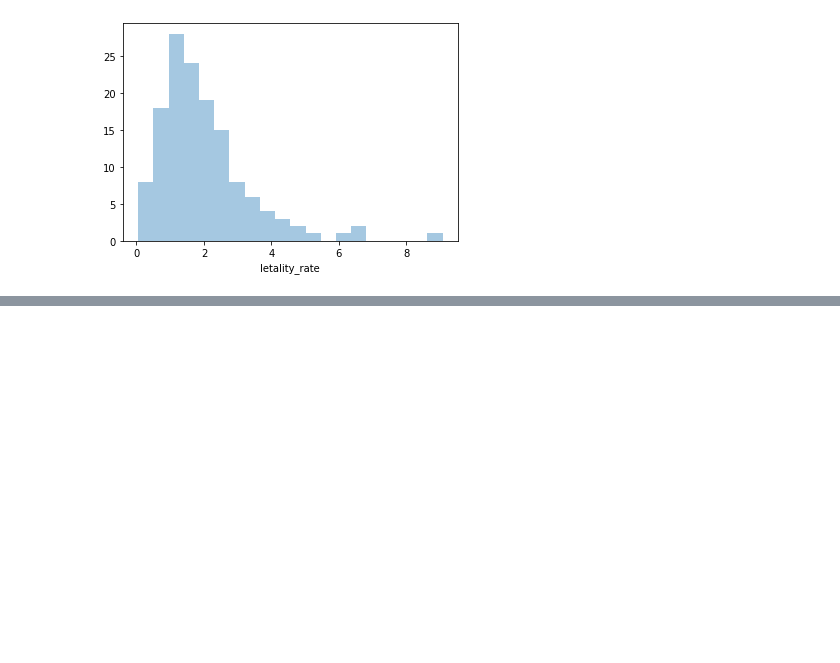
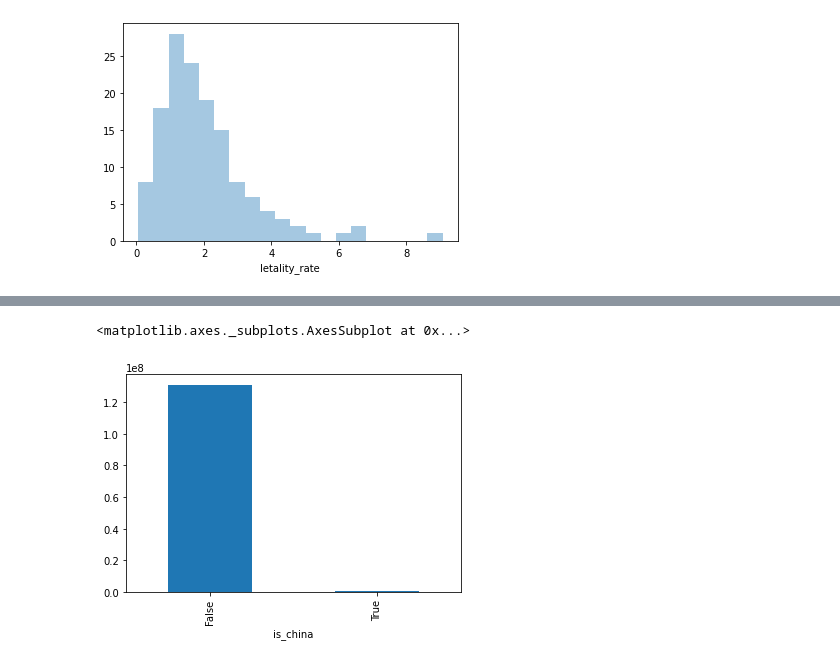
Before and after one commit to andrade-lcs/Data_Science_alura, a Jupyter notebook: alura_data_science_saude.ipynb, the cells around one changed output, grey strips where cells are left out. Cells and saved outputs as stored; diff of their text form; code cells hidden in the pictures; blank space fills up the shorter version.

```diff
--- a/alura_data_science_saude.ipynb
+++ b/alura_data_science_saude.ipynb
@@ -310,0 +313,2 @@ sns.distplot(combined.query('confirmed > 10000')['letality_rate'], kde=False, bi
+# %%
+confirmed.set_index('Country/Region').loc['China'].sum().tail()
@@ -310,0 +337,3 @@ sns.distplot(combined.query('confirmed > 10000')['letality_rate'], kde=False, bi
+# %%
+is_china = confirmed['Country/Region'] == 'China'
+is_china
@@ -310,0 +353,3 @@ sns.distplot(combined.query('confirmed > 10000')['letality_rate'], kde=False, bi
+# %%
+ confirmed['is_china'] = is_china
+ confirmed.head()
@@ -310,0 +372,5 @@ sns.distplot(combined.query('confirmed > 10000')['letality_rate'], kde=False, bi
+# %%
+confirmed.groupby('is_china').sum()[last_date].plot(kind='bar')
+# %% [output]
+<matplotlib.axes._subplots.AxesSubplot at 0x...>
+[figure, added]
```
Also changed, not shown: parts of 30 cells of this notebook.
